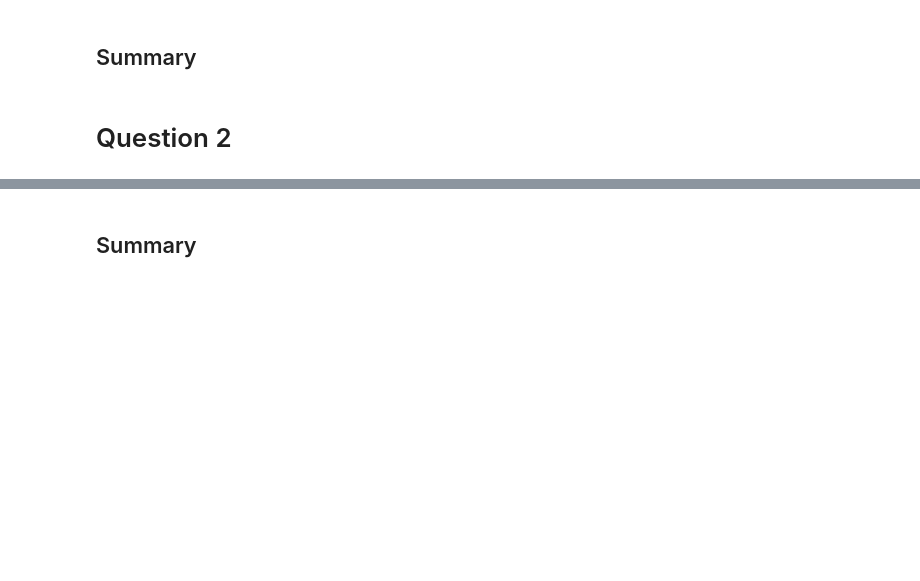
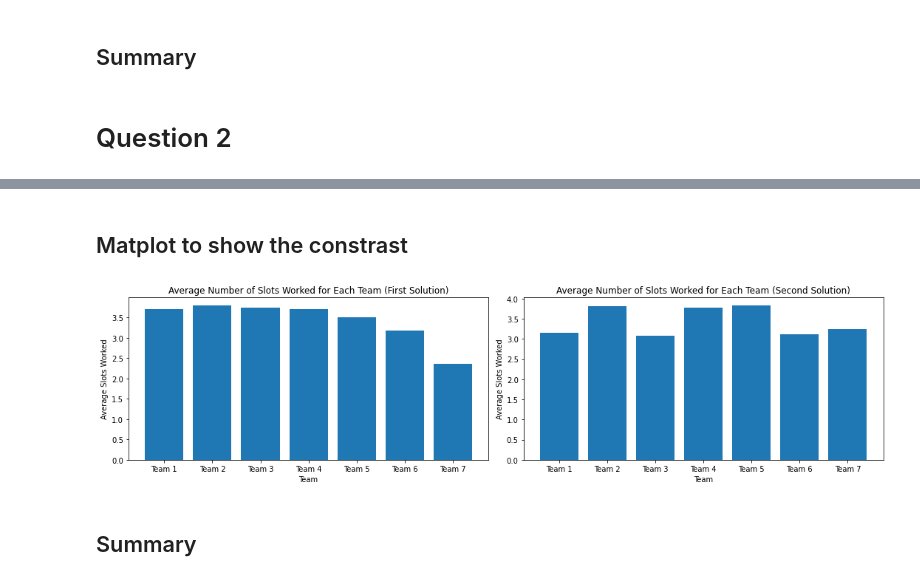
Before and after one commit to SalahAlHaismawi/Artificial-Intelligence-Problems, a Jupyter notebook: Project.ipynb, the cells around one changed output, grey strips where cells are left out. Cells and saved outputs as stored; diff of their text form; code cells hidden in the pictures; blank space fills up the shorter version.

```diff
--- a/Project.ipynb
+++ b/Project.ipynb
@@ -438 +388,21 @@ Feast schedule:
 +-------+---------------+---------------+---------------+---------------+---------------+---------------+
+# %%
+# Solve the dodol feast problem and get all possible schedules
+all_solutions_2 = solve_dodol_feast(3)
+
+if all_solutions_2:
+    solution_idx = 0  # Index of the solution to print (0 for the first solution)
+    solution = all_solutions[solution_idx]
+    print(f" Sample Schedule:")
+    table = []
+    for day in days:
+        row = [f"Day {day}"]
+        for slot in slots:
+            team = solution.get((day, slot), "-")
+            row.append(f"Team {team}")
+        table.append(row)
+    headers = [""] + [f"Time Slot {slot}" for slot in slots]
+    print(tabulate(table, headers=headers, showindex=False, tablefmt="grid"))
+    print()
+else:
+    print("No feasible solution found.")
@@ -439,3 +422,44 @@ Feast schedule:
+# %% [markdown]
+## Matplot to show the constrast
+# %%
+# Calculate the average number of slots worked for each team (First Solution)
+team_slots_1 = {team: 0 for team in teams}
+for solution in all_solutions_1:
+    for team in teams:
+        team_slots_1[team] += sum(1 for day in days for slot in slots if solution.get((day, slot)) == team)
+
+average_slots_1 = {team: slots / len(all_solutions_1) for team, slots in team_slots_1.items()}
+
+# Calculate the average number of slots worked for each team (Second Solution)
+team_slots_2 = {team: 0 for team in teams}
+for solution in all_solutions_2:
+    for team in teams:
+        team_slots_2[team] += sum(1 for day in days for slot in slots if solution.get((day, slot)) == team)
+
+average_slots_2 = {team: slots / len(all_solutions_2) for team, slots in team_slots_2.items()}
+
+# Set up the subplots
+fig, axes = plt.subplots(1, 2, figsize=(15, 4))
+
+# Plot the first solution
+axes[0].bar(teams_labels, [average_slots_1[team] for team in teams])
+axes[0].set_xlabel('Team')
+axes[0].set_ylabel('Average Slots Worked')
+axes[0].set_title('Average Number of Slots Worked for Each Team (First Solution)')
+
+# Plot the second solution
+axes[1].bar(teams_labels, [average_slots_2[team] for team in teams])
+axes[1].set_xlabel('Team')
+axes[1].set_ylabel('Average Slots Worked')
+axes[1].set_title('Average Number of Slots Worked for Each Team (Second Solution)')
+
+# Adjust the spacing between subplots
+plt.tight_layout()
+
+# Display the plot
+plt.show()
+# %% [output]
+[figure, added]
 # %% [markdown]
 ## Summary
 # %% [markdown]
```
Also changed, not shown: parts of 7 cells of this notebook.
